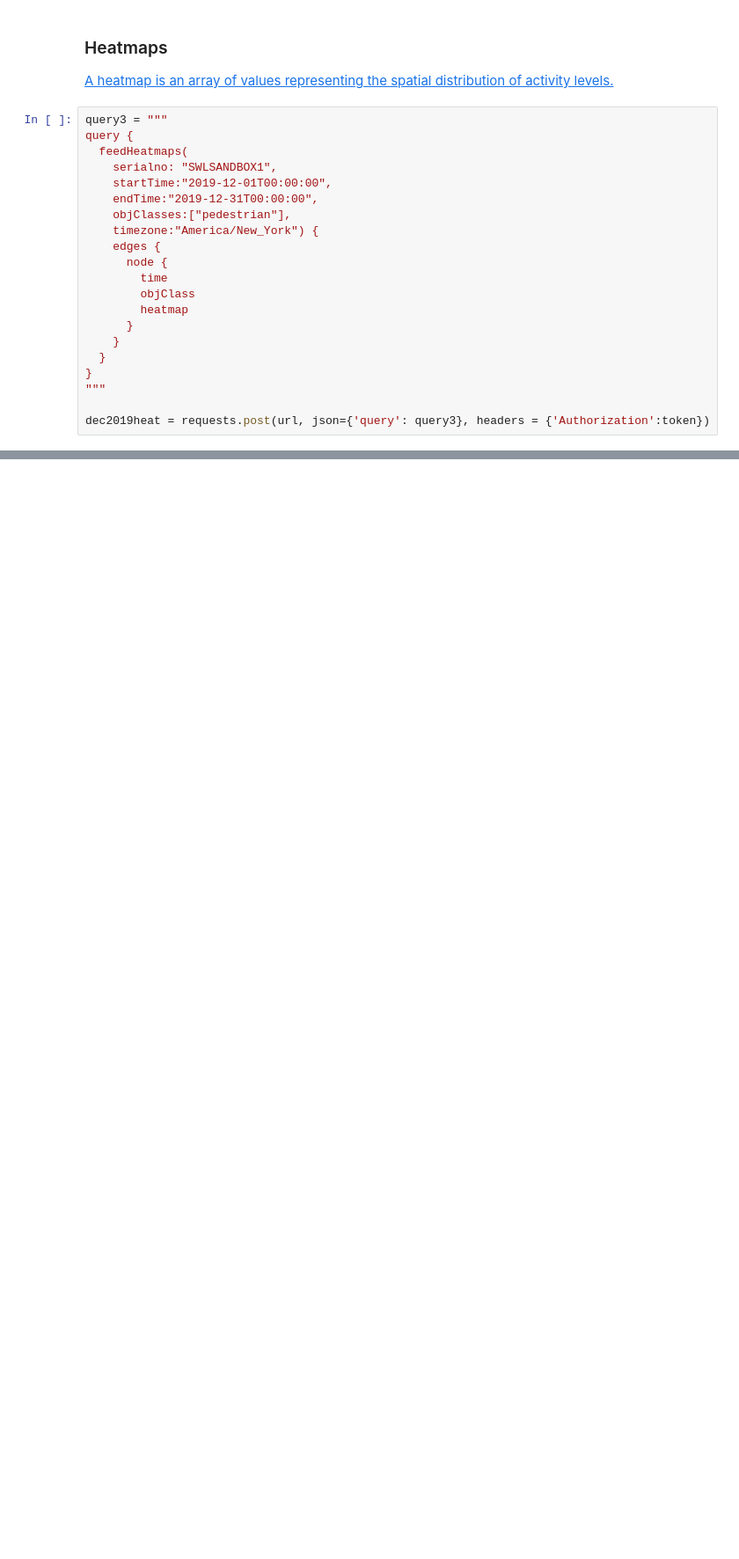
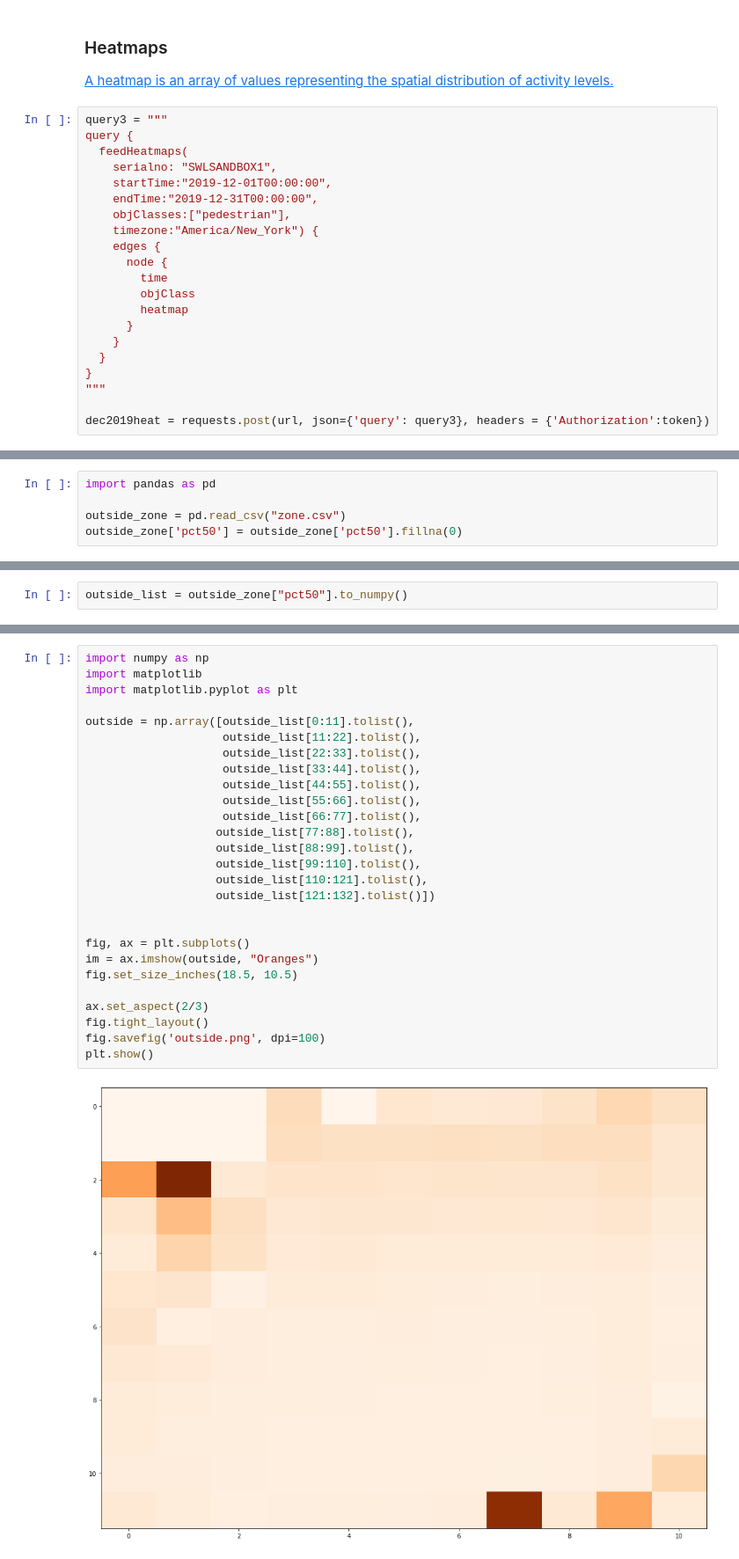
Before and after one commit to candisss/sidewalk_lab, a Jupyter notebook: NuminaQueries.ipynb, the cells around one changed output, grey strips where cells are left out. Shown at 88% size. Drawn from its saved outputs; the diff is of its cells as text; blank space fills up the shorter version.

```diff
--- a/NuminaQueries.ipynb
+++ b/NuminaQueries.ipynb
@@ -525,0 +544,5 @@ dec2019heat.json()['data']['feedHeatmaps']['edges'][0]['node']['heatmap'][0:3]
+# %%
+import pandas as pd
+
+outside_zone = pd.read_csv("zone.csv")
+outside_zone['pct50'] = outside_zone['pct50'].fillna(0)
@@ -525,0 +608,2 @@ dec2019heat.json()['data']['feedHeatmaps']['edges'][0]['node']['heatmap'][0:3]
+# %%
+outside_list = outside_zone["pct50"].to_numpy()
@@ -525,0 +638,29 @@ dec2019heat.json()['data']['feedHeatmaps']['edges'][0]['node']['heatmap'][0:3]
+# %%
+import numpy as np
+import matplotlib
+import matplotlib.pyplot as plt
+
+outside = np.array([outside_list[0:11].tolist(),
+                    outside_list[11:22].tolist(),
+                    outside_list[22:33].tolist(),
+                    outside_list[33:44].tolist(),
+                    outside_list[44:55].tolist(),
+                    outside_list[55:66].tolist(),
+                    outside_list[66:77].tolist(),
+                   outside_list[77:88].tolist(),
+                   outside_list[88:99].tolist(),
+                   outside_list[99:110].tolist(),
+                   outside_list[110:121].tolist(),
+                   outside_list[121:132].tolist()])
+
+
+fig, ax = plt.subplots()
+im = ax.imshow(outside, "Oranges")
+fig.set_size_inches(18.5, 10.5)
+
+ax.set_aspect(2/3)
+fig.tight_layout()
+fig.savefig('outside.png', dpi=100)
+plt.show()
+# %% [output]
+[figure, added]
```
Also changed, not shown: parts of 215 cells of this notebook, 3 other files.
